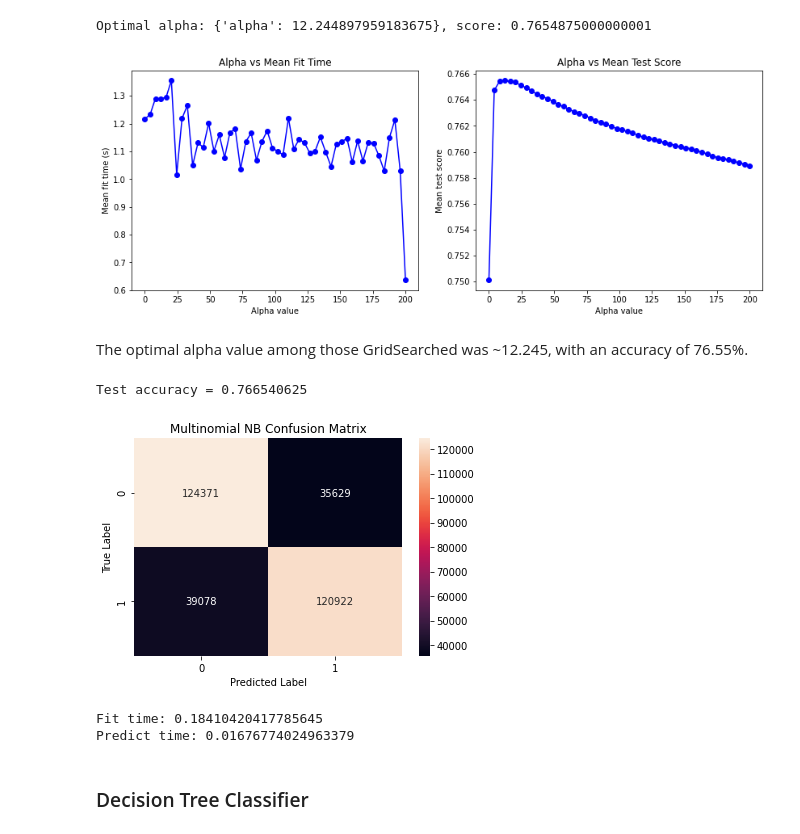
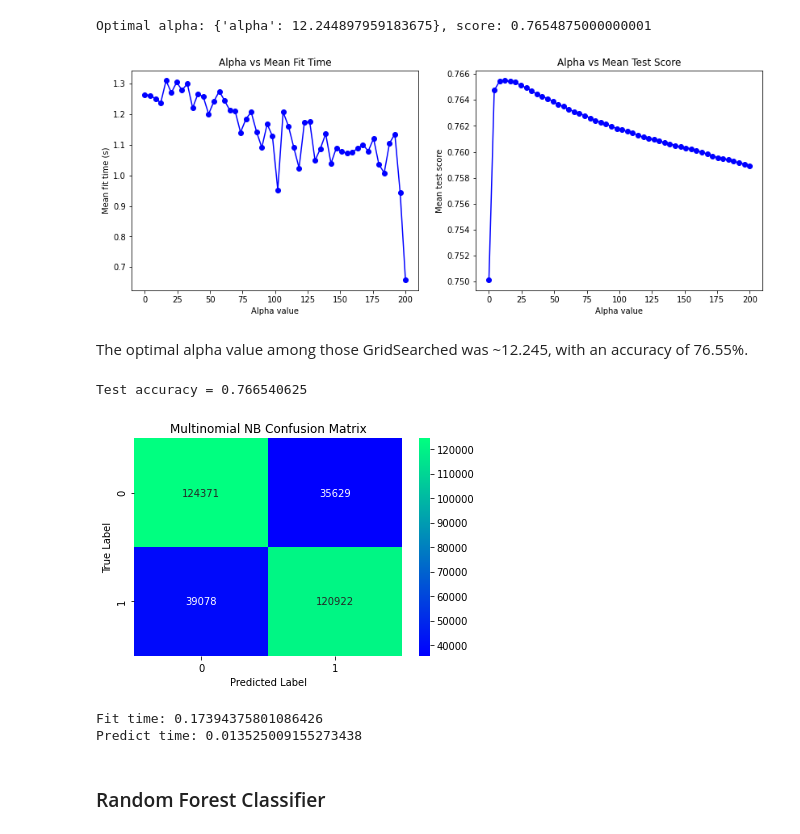
Before and after one commit to parkernisbet/tweet-sentiment-nlp, a Jupyter notebook: tweet-sentiment-nlp.ipynb, the cells around one changed output. Saved outputs shown, nothing was run; the diff lists cells and outputs as text; code cells hidden in the pictures.

```diff
--- a/tweet-sentiment-nlp.ipynb
+++ b/tweet-sentiment-nlp.ipynb
@@ -271,7 +272,10 @@ model_perf = {}
 # %%
 # grid searching for optimal c values
 params = {'C': [.001, .005, .01, .05, .1, .5, 1, 5]}
-model = LogisticRegression(max_iter = 1000, random_state = 4)
-clf = GridSearchCV(model, param_grid = params, n_jobs = -1)
-clf.fit(X_train, y_train)
-clf.cv_results_
+if not os.path.isfile('clf_lr.pkl'):
+    model = LogisticRegression(max_iter = 1000, random_state = 4)
+    clf = GridSearchCV(model, param_grid = params, n_jobs = -1)
+    clf.fit(X_train, y_train)
+    pickle.dump(clf, open('clf_lr.pkl', 'wb'))
+else:
+    clf = pickle.load(open('clf_lr.pkl', 'rb'))
@@ -343,6 +334,10 @@ Predict time: 0.007830142974853516
 # %%
 # grid search for optimal alpha variable
 params = {'alpha': np.linspace(0, 200)}
-model = MultinomialNB()
-clf = GridSearchCV(model, params, n_jobs = -1)
-clf.fit(X_train, y_train)
+if not os.path.isfile('clf_nb.pkl'):
+    model = MultinomialNB()
+    clf = GridSearchCV(model, params, n_jobs = -1)
+    clf.fit(X_train, y_train)
+    pickle.dump(clf, open('clf_nb.pkl', 'wb'))
+else:
+    clf = pickle.load(open('clf_nb.pkl', 'rb'))
@@ -380,34 +360,34 @@ ax2.set_ylabel('Mean test score')
 ax2.set_title('Alpha vs Mean Test Score')
 plt.show()
 # %% [output]
-[figure, old version]
+[figure, new version]
 # %% [markdown]
 The optimal alpha value among those GridSearched was ~12.245, with an accuracy of 76.55%.
 # %%
 # storing model time, accuracy, and confusion matrix
 alpha = clf.best_params_['alpha']
 model = MultinomialNB(alpha = alpha)
 t1 = time.time()
 model.fit(X_train, y_train)
 t2 = time.time()
 y_pred = model.predict(X_test)
 t3 = time.time()
 acc = np.sum(y_pred == y_test)/y_pred.shape[0]
 fit_time = t2 - t1
 pred_time = t3 - t2
 c_mat = confusion_matrix(y_test, y_pred)
 model_perf['MultinomialNB'] = (acc, c_mat, (fit_time, pred_time))
 print(f'Test accuracy = {acc}')
-sns.heatmap(c_mat, annot = True, fmt = 'd')
+sns.heatmap(c_mat, annot = True, fmt = 'd', cmap = 'winter')
 plt.title('Multinomial NB Confusion Matrix')
 plt.xlabel('Predicted Label')
 plt.ylabel('True Label')
 plt.show()
 print(f'Fit time: {fit_time}\nPredict time: {pred_time}')
 # %% [output]
 Test accuracy = 0.766540625
-[figure, old version]
+[figure, new version]
-Fit time: 0.18410420417785645
-Predict time: 0.01676774024963379
+Fit time: 0.17394375801086426
+Predict time: 0.013525009155273438
 # %% [markdown]
-### Decision Tree Classifier
+### Random Forest Classifier
```
Also changed, not shown: parts of 8 cells of this notebook, 1 other file.
